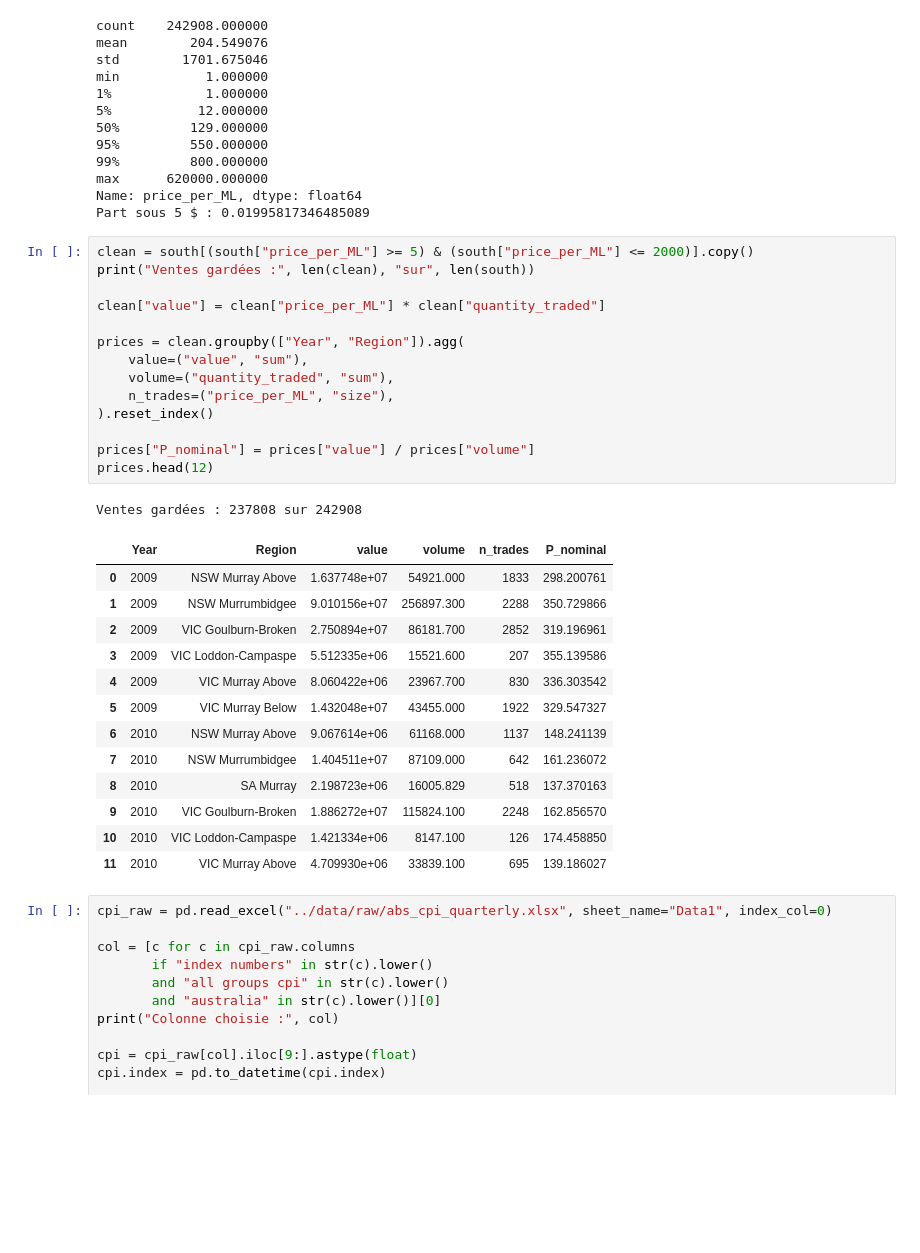
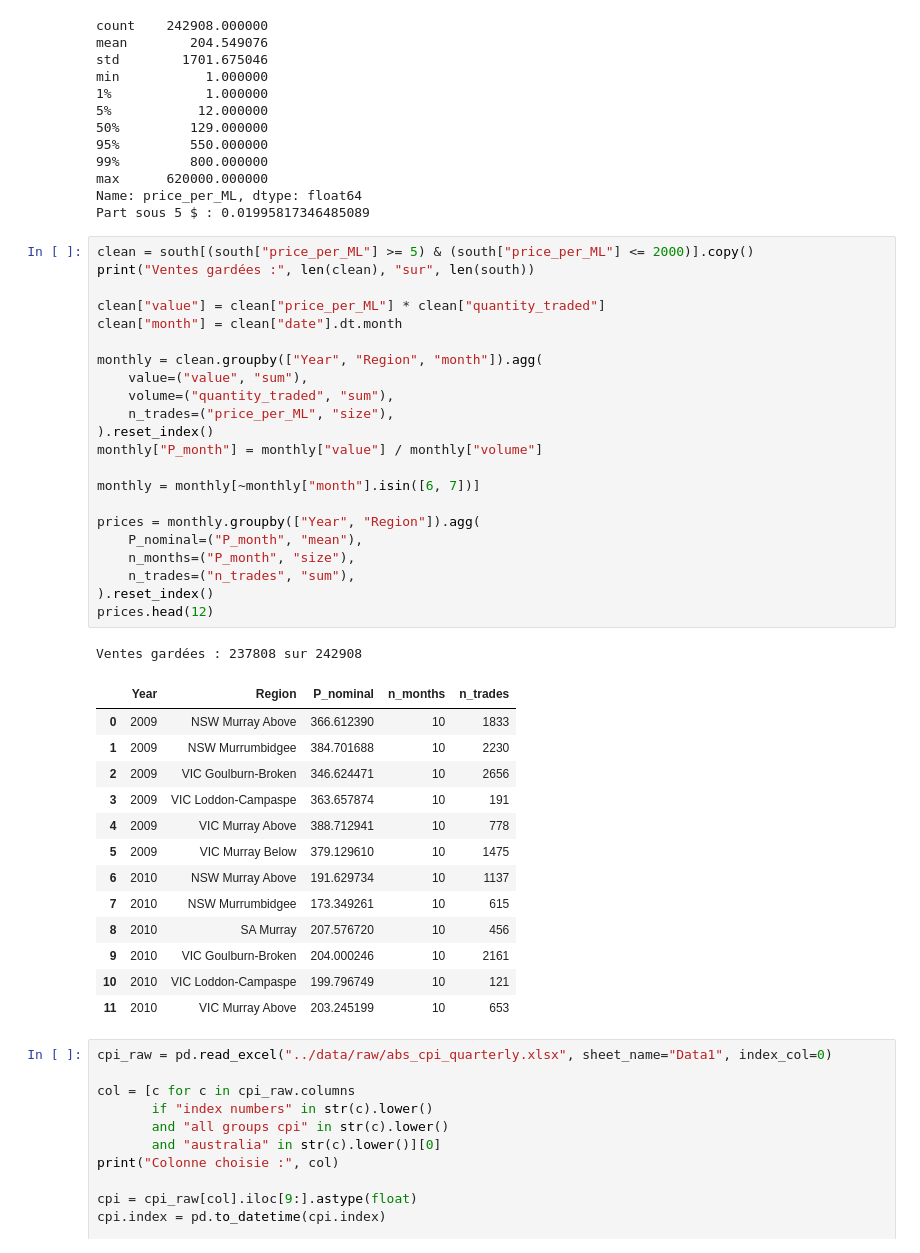
Before and after one commit to imadramdani-prog/murray-darling-water-market, a Jupyter notebook: notebooks/03_extend.ipynb, the cells around one changed output. Saved outputs shown, nothing was run; the diff lists cells and outputs as text; blank space fills up the shorter version.

```diff
--- a/notebooks/03_extend.ipynb
+++ b/notebooks/03_extend.ipynb
@@ -120,32 +120,40 @@ Part sous 5 $ : 0.01995817346485089
 # %%
 clean = south[(south["price_per_ML"] >= 5) & (south["price_per_ML"] <= 2000)].copy()
 print("Ventes gardées :", len(clean), "sur", len(south))
 
 clean["value"] = clean["price_per_ML"] * clean["quantity_traded"]
+clean["month"] = clean["date"].dt.month
 
-prices = clean.groupby(["Year", "Region"]).agg(
+monthly = clean.groupby(["Year", "Region", "month"]).agg(
     value=("value", "sum"),
     volume=("quantity_traded", "sum"),
     n_trades=("price_per_ML", "size"),
 ).reset_index()
+monthly["P_month"] = monthly["value"] / monthly["volume"]
 
-prices["P_nominal"] = prices["value"] / prices["volume"]
+monthly = monthly[~monthly["month"].isin([6, 7])]
+
+prices = monthly.groupby(["Year", "Region"]).agg(
+    P_nominal=("P_month", "mean"),
+    n_months=("P_month", "size"),
+    n_trades=("n_trades", "sum"),
+).reset_index()
 prices.head(12)
 # %% [output]
 Ventes gardées : 237808 sur 242908
-|  | Year | Region | value | volume | n_trades | P_nominal |
-| 0 | 2009 | NSW Murray Above | 1.637748e+07 | 54921.000 | 1833 | 298.200761 |
-| 1 | 2009 | NSW Murrumbidgee | 9.010156e+07 | 256897.300 | 2288 | 350.729866 |
-| 2 | 2009 | VIC Goulburn-Broken | 2.750894e+07 | 86181.700 | 2852 | 319.196961 |
-| 3 | 2009 | VIC Loddon-Campaspe | 5.512335e+06 | 15521.600 | 207 | 355.139586 |
-| 4 | 2009 | VIC Murray Above | 8.060422e+06 | 23967.700 | 830 | 336.303542 |
-| 5 | 2009 | VIC Murray Below | 1.432048e+07 | 43455.000 | 1922 | 329.547327 |
-| 6 | 2010 | NSW Murray Above | 9.067614e+06 | 61168.000 | 1137 | 148.241139 |
-| 7 | 2010 | NSW Murrumbidgee | 1.404511e+07 | 87109.000 | 642 | 161.236072 |
-| 8 | 2010 | SA Murray | 2.198723e+06 | 16005.829 | 518 | 137.370163 |
-| 9 | 2010 | VIC Goulburn-Broken | 1.886272e+07 | 115824.100 | 2248 | 162.856570 |
-| 10 | 2010 | VIC Loddon-Campaspe | 1.421334e+06 | 8147.100 | 126 | 174.458850 |
-| 11 | 2010 | VIC Murray Above | 4.709930e+06 | 33839.100 | 695 | 139.186027 |
+|  | Year | Region | P_nominal | n_months | n_trades |
+| 0 | 2009 | NSW Murray Above | 366.612390 | 10 | 1833 |
+| 1 | 2009 | NSW Murrumbidgee | 384.701688 | 10 | 2230 |
+| 2 | 2009 | VIC Goulburn-Broken | 346.624471 | 10 | 2656 |
+| 3 | 2009 | VIC Loddon-Campaspe | 363.657874 | 10 | 191 |
+| 4 | 2009 | VIC Murray Above | 388.712941 | 10 | 778 |
+| 5 | 2009 | VIC Murray Below | 379.129610 | 10 | 1475 |
+| 6 | 2010 | NSW Murray Above | 191.629734 | 10 | 1137 |
+| 7 | 2010 | NSW Murrumbidgee | 173.349261 | 10 | 615 |
+| 8 | 2010 | SA Murray | 207.576720 | 10 | 456 |
+| 9 | 2010 | VIC Goulburn-Broken | 204.000246 | 10 | 2161 |
+| 10 | 2010 | VIC Loddon-Campaspe | 199.796749 | 10 | 121 |
+| 11 | 2010 | VIC Murray Above | 203.245199 | 10 | 653 |
 # %%
 cpi_raw = pd.read_excel("../data/raw/abs_cpi_quarterly.xlsx", sheet_name="Data1", index_col=0)
 
```
Also changed, not shown: parts of 5 cells of this notebook, 2 other files.
